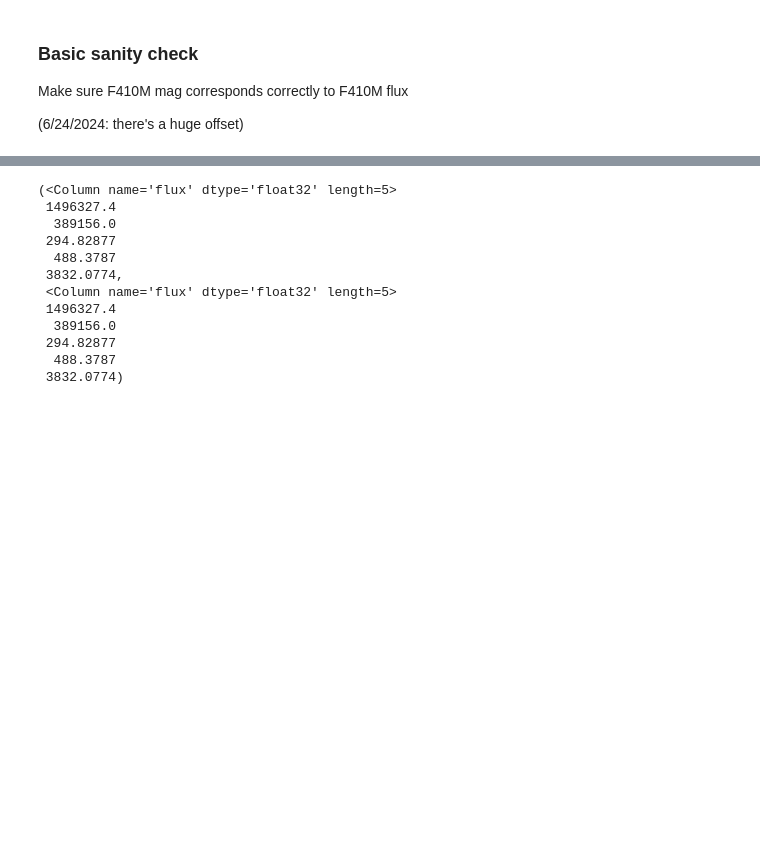
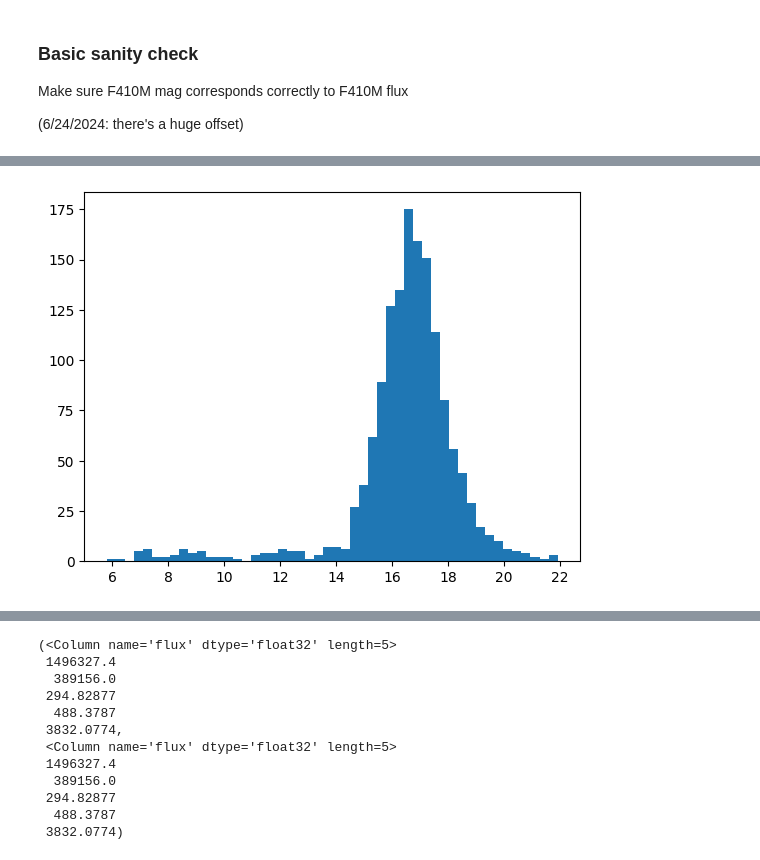
Before and after one commit to keflavich/brick-jwst-2221, a Jupyter notebook: notebooks/SanityCheck-WhyCatalogWeird.ipynb, the cells around one changed output, grey strips where cells are left out. Cells and saved outputs as stored; diff of their text form; code cells hidden in the pictures; blank space fills up the shorter version.

```diff
--- a/notebooks/SanityCheck-WhyCatalogWeird.ipynb
+++ b/notebooks/SanityCheck-WhyCatalogWeird.ipynb
@@ -249,0 +282,4 @@ pl.plot([-10,25], [-10,25])
+# %%
+pl.hist(basetable['mag_ab_f410m'], bins=50);
+# %% [output]
+[figure, added]
```
Also changed, not shown: parts of 19 cells of this notebook, 5 other files.
